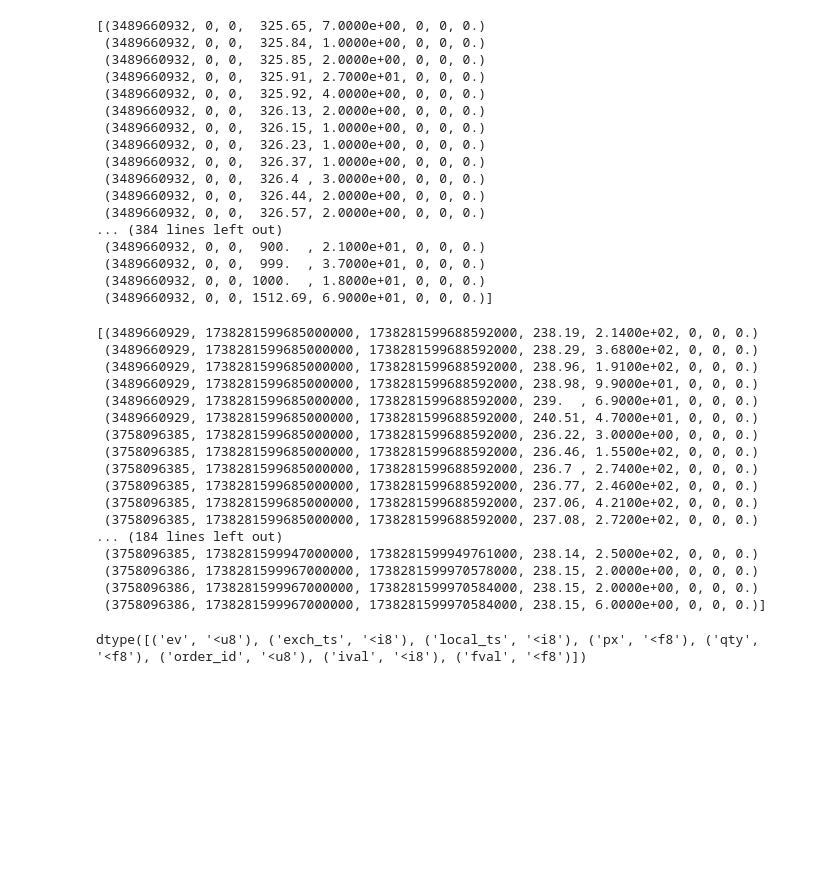
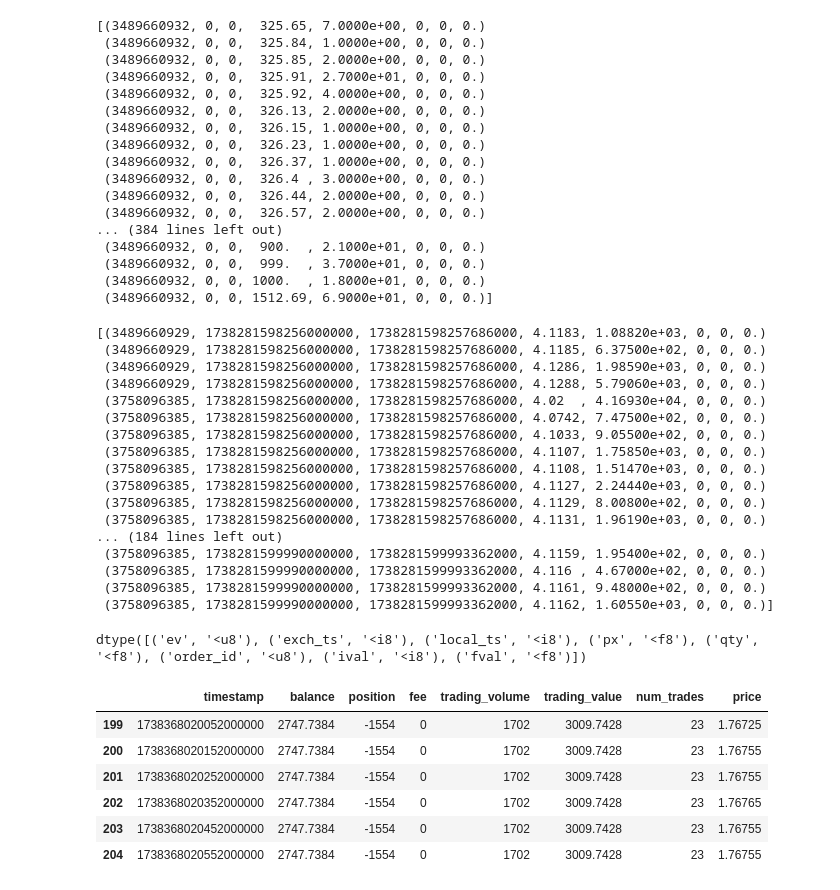
Before and after one commit to denniswu28/market-making-lab, a Jupyter notebook: data_exploration.ipynb, the cells around one changed output. Drawn from its saved outputs; the diff is of its cells as text; code cells hidden in the pictures; blank space fills up the shorter version.

```diff
--- a/data_exploration.ipynb
+++ b/data_exploration.ipynb
@@ -88,31 +67,41 @@ print(df)
  (3489660932, 0, 0, 1512.69, 6.9000e+01, 0, 0, 0.)]
 # %%
 import numpy as np
-data = np.load("/data/tmp/tardis_bn_hft/data/binance-futures/SOLUSDT/SOLUSDT_20250130.npz")
+data = np.load("/data/tmp/tardis_bn_hft/data/binance-futures/SUIUSDT/SUIUSDT_20250130.npz")
 df = data['data'][-200:]
 print(df)
 # %% [output]
-[(3489660929, 1738281599685000000, 1738281599688592000, 238.19, 2.1400e+02, 0, 0, 0.)
- (3489660929, 1738281599685000000, 1738281599688592000, 238.29, 3.6800e+02, 0, 0, 0.)
- (3489660929, 1738281599685000000, 1738281599688592000, 238.96, 1.9100e+02, 0, 0, 0.)
- (3489660929, 1738281599685000000, 1738281599688592000, 238.98, 9.9000e+01, 0, 0, 0.)
- (3489660929, 1738281599685000000, 1738281599688592000, 239.  , 6.9000e+01, 0, 0, 0.)
- (3489660929, 1738281599685000000, 1738281599688592000, 240.51, 4.7000e+01, 0, 0, 0.)
- (3758096385, 1738281599685000000, 1738281599688592000, 236.22, 3.0000e+00, 0, 0, 0.)
- (3758096385, 1738281599685000000, 1738281599688592000, 236.46, 1.5500e+02, 0, 0, 0.)
- (3758096385, 1738281599685000000, 1738281599688592000, 236.7 , 2.7400e+02, 0, 0, 0.)
- (3758096385, 1738281599685000000, 1738281599688592000, 236.77, 2.4600e+02, 0, 0, 0.)
- (3758096385, 1738281599685000000, 1738281599688592000, 237.06, 4.2100e+02, 0, 0, 0.)
- (3758096385, 1738281599685000000, 1738281599688592000, 237.08, 2.7200e+02, 0, 0, 0.)
+[(3489660929, 1738281598256000000, 1738281598257686000, 4.1183, 1.08820e+03, 0, 0, 0.)
+ (3489660929, 1738281598256000000, 1738281598257686000, 4.1185, 6.37500e+02, 0, 0, 0.)
+ (3489660929, 1738281598256000000, 1738281598257686000, 4.1286, 1.98590e+03, 0, 0, 0.)
+ (3489660929, 1738281598256000000, 1738281598257686000, 4.1288, 5.79060e+03, 0, 0, 0.)
+ (3758096385, 1738281598256000000, 1738281598257686000, 4.02  , 4.16930e+04, 0, 0, 0.)
+ (3758096385, 1738281598256000000, 1738281598257686000, 4.0742, 7.47500e+02, 0, 0, 0.)
+ (3758096385, 1738281598256000000, 1738281598257686000, 4.1033, 9.05500e+02, 0, 0, 0.)
+ (3758096385, 1738281598256000000, 1738281598257686000, 4.1107, 1.75850e+03, 0, 0, 0.)
+ (3758096385, 1738281598256000000, 1738281598257686000, 4.1108, 1.51470e+03, 0, 0, 0.)
+ (3758096385, 1738281598256000000, 1738281598257686000, 4.1127, 2.24440e+03, 0, 0, 0.)
+ (3758096385, 1738281598256000000, 1738281598257686000, 4.1129, 8.00800e+02, 0, 0, 0.)
+ (3758096385, 1738281598256000000, 1738281598257686000, 4.1131, 1.96190e+03, 0, 0, 0.)
 ... (184 lines left out)
- (3758096385, 1738281599947000000, 1738281599949761000, 238.14, 2.5000e+02, 0, 0, 0.)
- (3758096386, 1738281599967000000, 1738281599970578000, 238.15, 2.0000e+00, 0, 0, 0.)
- (3758096386, 1738281599967000000, 1738281599970584000, 238.15, 2.0000e+00, 0, 0, 0.)
- (3758096386, 1738281599967000000, 1738281599970584000, 238.15, 6.0000e+00, 0, 0, 0.)]
+ (3758096385, 1738281599990000000, 1738281599993362000, 4.1159, 1.95400e+02, 0, 0, 0.)
+ (3758096385, 1738281599990000000, 1738281599993362000, 4.116 , 4.67000e+02, 0, 0, 0.)
+ (3758096385, 1738281599990000000, 1738281599993362000, 4.1161, 9.48000e+02, 0, 0, 0.)
+ (3758096385, 1738281599990000000, 1738281599993362000, 4.1162, 1.60550e+03, 0, 0, 0.)]
 # %%
 data['data'].dtype
 # %% [output]
 dtype([('ev', '<u8'), ('exch_ts', '<i8'), ('local_ts', '<i8'), ('px', '<f8'), ('qty', '<f8'), ('order_id', '<u8'), ('ival', '<i8'), ('fval', '<f8')])
 # %%
 import pandas as pd
-pd.read_csv("/home/wtr2/statmm/out/SOLUSDT0.csv").tail(20)
+pd.read_csv("/home/wtr2/statmm/out/test_1/WLDUSDT0.csv").iloc[199:205]
+
+# 1738368020136000000
+# %% [output]
+|  | timestamp | balance | position | fee | trading_volume | trading_value | num_trades | price |
+| 199 | 1738368020052000000 | 2747.7384 | -1554 | 0 | 1702 | 3009.7428 | 23 | 1.76725 |
+| 200 | 1738368020152000000 | 2747.7384 | -1554 | 0 | 1702 | 3009.7428 | 23 | 1.76755 |
+| 201 | 1738368020252000000 | 2747.7384 | -1554 | 0 | 1702 | 3009.7428 | 23 | 1.76755 |
+| 202 | 1738368020352000000 | 2747.7384 | -1554 | 0 | 1702 | 3009.7428 | 23 | 1.76765 |
+| 203 | 1738368020452000000 | 2747.7384 | -1554 | 0 | 1702 | 3009.7428 | 23 | 1.76755 |
+| 204 | 1738368020552000000 | 2747.7384 | -1554 | 0 | 1702 | 3009.7428 | 23 | 1.76755 |
```
Also changed, not shown: parts of 4 cells of this notebook, 11 other files.
